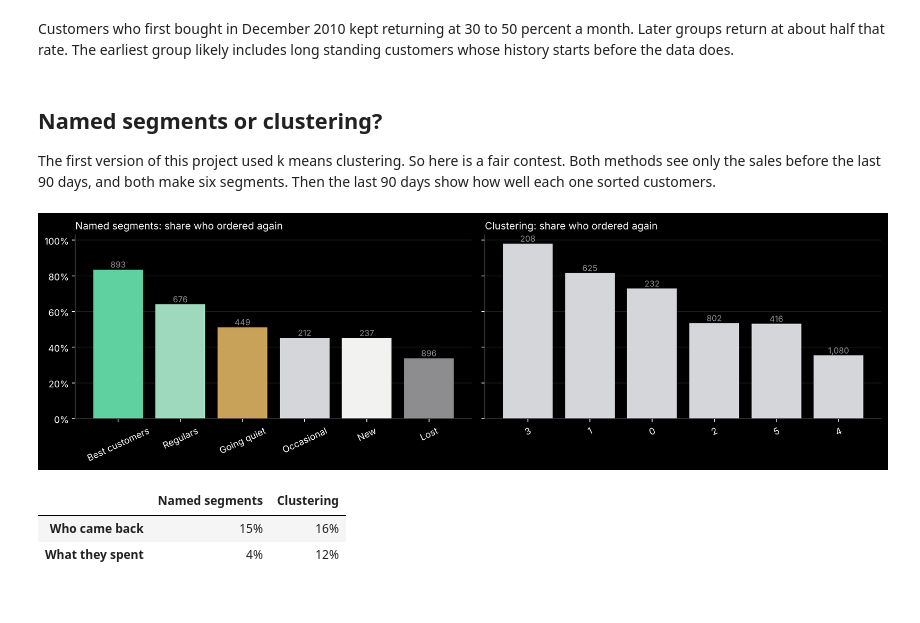
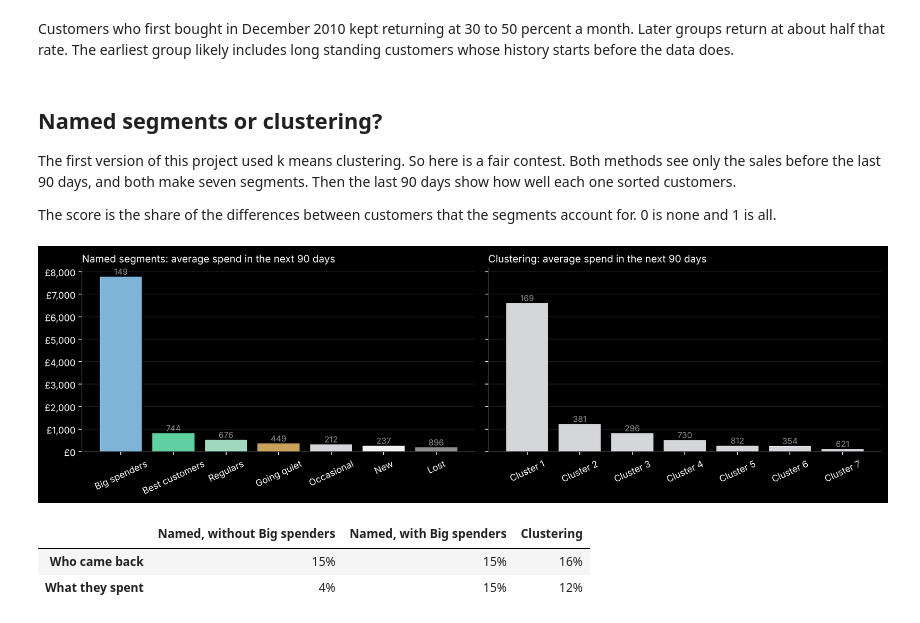
Before and after one commit to ruslanmaystrenko/retail-analysis, a Jupyter notebook: notebooks/02_customer_segmentation.ipynb, the cells around one changed output. Cells and saved outputs as stored; diff of their text form; code cells hidden in the pictures.

```diff
--- a/notebooks/02_customer_segmentation.ipynb
+++ b/notebooks/02_customer_segmentation.ipynb
@@ -12,6 +12,7 @@ sys.path.insert(0, "src")
 import numpy as np
 import pandas as pd
 import matplotlib.pyplot as plt
+from matplotlib.ticker import LogLocator
 from shoplens.clean import SHOPS, load, clean, open_shop
 from shoplens.segmentation import GROUPS
 
@@ -19,7 +20,7 @@ plt.style.use("dark_background")
 plt.rcParams.update({"figure.facecolor": "black", "axes.facecolor": "black", "axes.edgecolor": "#3a3b3e", "axes.grid": True,
                      "grid.color": "#1c1c1e", "figure.figsize": (11, 4.5), "axes.axisbelow": True, "axes.spines.top": False, "axes.spines.right": False})
 WHITE, SILVER, GREY, JADE, RED = "#f2f2f0", "#d4d6da", "#8d8d90", "#5fd0a0", "#e0787a"
-COLORS = dict(zip(GROUPS, [JADE, "#9fd9bd", WHITE, SILVER, "#c9a25a", GREY]))
+COLORS = dict(zip(GROUPS, ["#7fb4d8", JADE, "#9fd9bd", WHITE, SILVER, "#c9a25a", GREY]))
 money = lambda v, _=None: f"£{v:,.0f}"
 UK, AMAZON, GROCERY = SHOPS
 
@@ -65,7 +67,7 @@ Every customer sits in one square of this grid. The number is how many customers
 # %%
 recent, often = scores(customers)
 grid = pd.crosstab(recent, often)
-owner = customers.groupby([recent, often])["group"].agg(lambda g: g.mode()[0]).unstack()
+owner = customers["group"].replace("Big spenders", "Best customers").groupby([recent, often]).agg(lambda g: g.mode()[0]).unstack()
 fig, ax = plt.subplots(figsize=(7.5, 5))
 for r in grid.index:
     for f in grid.columns:
@@ -73,7 +75,7 @@ for r in grid.index:
         ax.text(f, r, f"{grid.loc[r, f]:,}", ha="center", va="center", color="black", fontsize=11)
 ax.set_xlim(0.5, 5.5); ax.set_ylim(0.5, 5.5); ax.grid(False)
 ax.set_xlabel("How often they buy  (5 is most often)"); ax.set_ylabel("How recently they bought  (5 is most recent)")
-ax.legend(handles=[plt.Rectangle((0, 0), 1, 1, color=COLORS[g]) for g in GROUPS], labels=GROUPS, frameon=False, bbox_to_anchor=(1.02, 1), loc="upper left")
+ax.legend(handles=[plt.Rectangle((0, 0), 1, 1, color=COLORS[g]) for g in GROUPS[1:]], labels=GROUPS[1:], frameon=False, bbox_to_anchor=(1.02, 1), loc="upper left")
 plt.show()
 # %% [output]
 [figure]
@@ -146,36 +149,39 @@ Customers who first bought in December 2010 kept returning at 30 to 50 percent a
 # %% [markdown]
 ## Named segments or clustering?
 
-The first version of this project used k means clustering. So here is a fair contest. Both methods see only the sales before the last 90 days, and both make six segments. Then the last 90 days show how well each one sorted customers.
+The first version of this project used k means clustering. So here is a fair contest. Both methods see only the sales before the last 90 days, and both make seven segments. Then the last 90 days show how well each one sorted customers.
+
+The score is the share of the differences between customers that the segments account for. 0 is none and 1 is all.
 # %%
 from sklearn.cluster import KMeans
 from sklearn.preprocessing import StandardScaler
 from shoplens.forward import split
 
 before, after, cutoff = split(sales)
 then = summarize(before, cutoff)
 then["Named segments"] = group(then)
 measures = StandardScaler().fit_transform(np.log1p(then[["days_since", "orders", "spend"]]))
-then["Clustering"] = KMeans(6, n_init=10, random_state=0).fit_predict(measures)
+then["Clustering"] = KMeans(7, n_init=10, random_state=0).fit_predict(measures)
 spend_after = after.groupby("customer")["revenue"].sum()
 then["came_back"] = then.index.isin(spend_after.index)
 then["spend_after"] = spend_after.reindex(then.index).fillna(0)
+then["Six segments"] = then["Named segments"].replace("Big spenders", "Best customers")       # the named segments before Big spenders was added
 
 def explained(method, outcome):
-    """The share of the differences between customers that the segments account for. 0 is none, 1 is all."""
     return 1 - then.groupby(method)[outcome].transform(lambda v: (v - v.mean()) ** 2).sum() / ((then[outcome] - then[outcome].mean()) ** 2).sum()
 
 fig, axes = plt.subplots(1, 2, figsize=(13, 4), sharey=True)
 for ax, method in zip(axes, ["Named segments", "Clustering"]):
-    rate = then.groupby(method).agg(came_back=("came_back", "mean"), customers=("came_back", "size")).sort_values("came_back", ascending=False)
-    bars = ax.bar([str(i) for i in rate.index], rate.came_back, color=[COLORS.get(i, SILVER) for i in rate.index])
-    ax.bar_label(bars, [f"{n:,}" for n in rate.customers], color=GREY, fontsize=9)
-    ax.set_title(f"{method}: share who ordered again", loc="left", fontsize=11); ax.tick_params(axis="x", rotation=25); ax.grid(axis="x", visible=False)
-    ax.yaxis.set_major_formatter(lambda v, _: f"{v:.0%}")
+    table = then.groupby(method).agg(spend=("spend_after", "mean"), customers=("spend_after", "size")).sort_values("spend", ascending=False)
+    labels = table.index if method == "Named segments" else [f"Cluster {i + 1}" for i in range(len(table))]
+    bars = ax.bar(labels, table.spend, color=[COLORS.get(i, SILVER) for i in table.index])
+    ax.bar_label(bars, [f"{n:,}" for n in table.customers], color=GREY, fontsize=9)
+    ax.set_title(f"{method}: average spend in the next 90 days", loc="left", fontsize=11); ax.tick_params(axis="x", rotation=25); ax.grid(axis="x", visible=False)
+    ax.yaxis.set_major_formatter(money)
 plt.tight_layout(); plt.show()
-pd.DataFrame({m: {"Who came back": explained(m, "came_back"), "What they spent": explained(m, "spend_after")} for m in ["Named segments", "Clustering"]}).style.format("{:.0%}")
+pd.DataFrame({m: {"Who came back": explained(m, "came_back"), "What they spent": explained(m, "spend_after")} for m in ["Six segments", "Named segments", "Clustering"]}).rename(columns={"Six segments": "Named, without Big spenders", "Named segments": "Named, with Big spenders"}).style.format("{:.0%}")
 # %% [output]
-[figure, old version]
+[figure, new version]
-|  | Named segments | Clustering |
-| Who came back | 15% | 16% |
-| What they spent | 4% | 12% |
+|  | Named, without Big spenders | Named, with Big spenders | Clustering |
+| Who came back | 15% | 15% | 16% |
+| What they spent | 4% | 15% | 12% |
```
Also changed, not shown: parts of 11 cells of this notebook, 17 other files.
